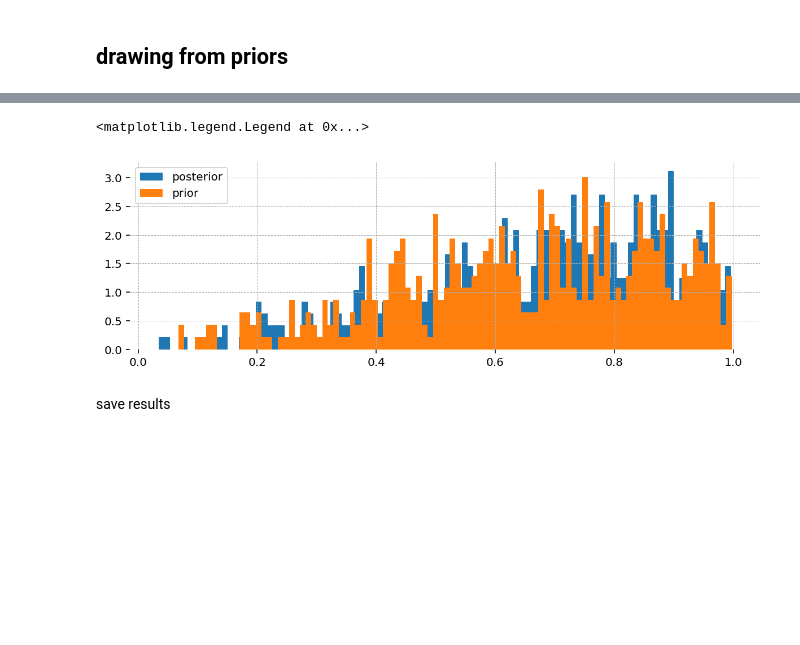
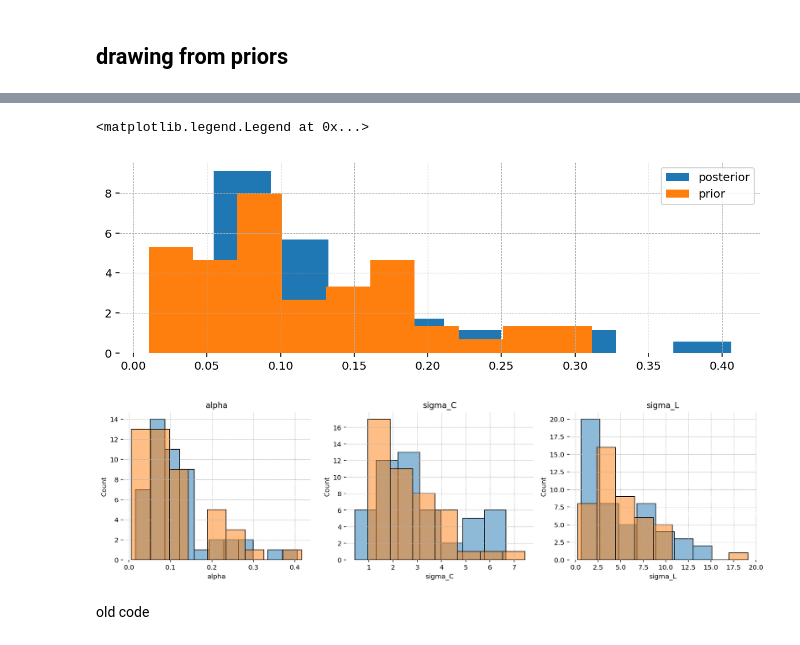
Before and after one commit to lukasgrahl/memoire1, a Jupyter notebook: notebooks/03-estimate_model.ipynb, the cells around one changed output, grey strips where cells are left out. Saved outputs shown, nothing was run; the diff lists cells and outputs as text; code cells hidden in the pictures; blank space fills up the shorter version.

```diff
--- a/notebooks/03-estimate_model.ipynb
+++ b/notebooks/03-estimate_model.ipynb
@@ -325,19 +115,0 @@ def printProgBar(iteration, total, prefix = '', suffix = '', decimals = 1, lengt
-# %%
-test, _, _ = get_kalman_log_likelihood(["Y", 'pi_obj'],
-                                       list(mod.T.columns),
-                                       train[["Y", "pi_obj"]].values,
-                                       T=mod.T.values,
-                                       R_diag=[.01, .01],
-                                       ret_all=False)
-# %%
-# need for sample from
-
-prior_dist = {
-    # 'alpha': beta(1.4, 10),
-    'beta': beta(.9, 1.5),
-    'sigma_C': gamma(a=3.9, loc=0, scale=0.757575757575758),
-    'sigma_L': gamma(a=1.9, loc=0, scale=2.63157894736842),
-    'eta_p': beta(2.4, 1.2),
-    'eta_w': beta(2.4, 1.2),
-    'phi_H': beta(1.2, 1.2)
-            }
@@ -457,0 +116,3 @@ Execution time = 323.016 sec
+# %%
+mod = nkm
+mod_params = nkm.free_param_dict
@@ -458,16 +228,16 @@ Execution time = 323.016 sec
 # %%
 # construct xarray
-
 xarr = xr.Dataset(
     {
         'posterior': (['draw', 'parameter'], n_param_dim_out[:, 0]),
         'new_prior': (['draw', 'parameter'], n_param_dim_out[:, 1]),
         'new_prior_pdf': (['draw', 'parameter'], n_param_dim_out[:, 2]),
-        'log_like': (['draw'], n_dim_out.reshape(-1))
+        'log_like': (['draw'], ratio_list[1:, 0]),
+        'ratio': (['draw'], ratio_list[1:, 1]),
     },
     coords={
-        'draw': (['draw'], list(range(0, n_runs))),
-        'parameter': (['parameter'], list(prior_dist.keys()))
+        'draw': (['draw'], list(range(0, counter_solved))),
+        'parameter': (['parameter'], [item for item in mod_params if item in prior_dist.keys()])
     },
 )
 # xarr
@@ -474,11 +246,9 @@ xarr = xr.Dataset(
 # %%
-param = 'eta_w'
+param = 'alpha'
 bins = int(n_runs/10)
 plt.hist(xarr.sel(parameter=param).posterior[int(n_runs/2):], bins=bins, density=True);
 plt.hist([prior_dist[param].rvs() for item in np.linspace(0, 10, int(n_runs/2))], bins=bins, density=True);
 plt.legend(['posterior', 'prior'])
 # %% [output]
 <matplotlib.legend.Legend at 0x...>
-[figure, old version]
+[figure, new version]
-# %% [markdown]
-save results
@@ -495,0 +255,9 @@ f.close()
+# %%
+x = pd.DataFrame(xarr.posterior[int(counter_solved-n_runs/2):], columns=xarr.parameter)
+x1 = pd.DataFrame([[prior_dist[param].rvs() for item in range(0, int(counter_solved-n_runs/2))] for param in xarr.parameter.values],
+                  index=xarr.parameter).transpose()
+plot_dfs([x, x1], sns.histplot, alpha=.5, legend=['posterior', 'prior'])
+# %% [output]
+[figure, added]
+# %% [markdown]
+old code
```
Also changed, not shown: parts of 39 cells of this notebook, 5 other files.
